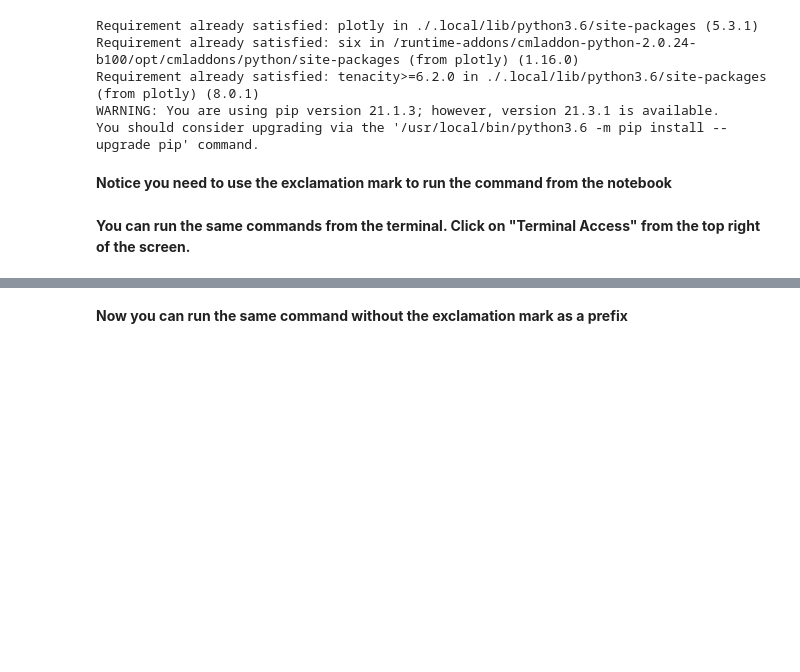
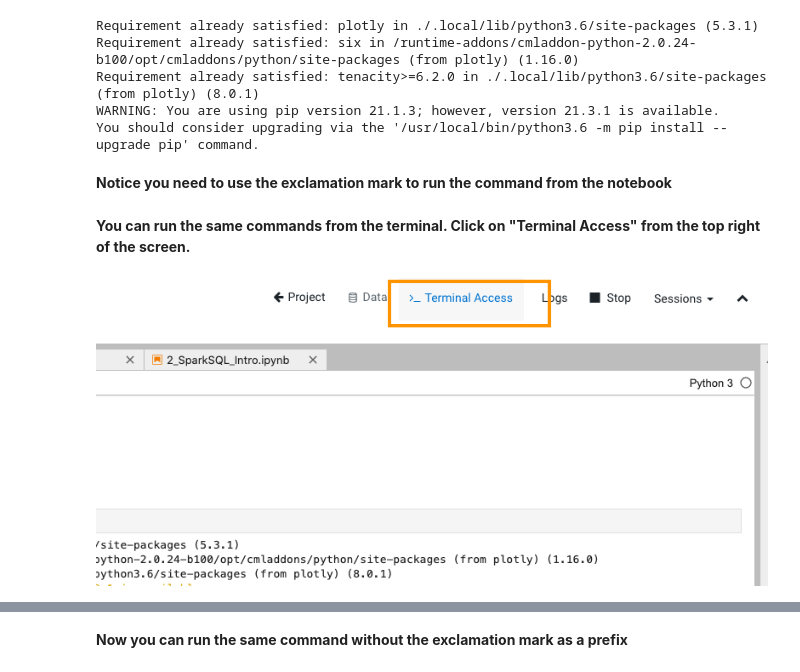
Before and after one commit to pdefusco/CML-Total-Beginner, a Jupyter notebook: 1_CML_Basics.ipynb, the cells around one changed output, grey strips where cells are left out. Cells and saved outputs as stored; diff of their text form; code cells hidden in the pictures; blank space fills up the shorter version.

Commit message:
testing image rendering

```diff
--- a/1_CML_Basics.ipynb
+++ b/1_CML_Basics.ipynb
@@ -16,6 +16,11 @@ You should consider upgrading via the '/usr/local/bin/python3.6 -m pip install -
 **Notice you need to use the exclamation mark to run the command from the notebook**
 # %% [markdown]
 **You can run the same commands from the terminal. Click on "Terminal Access" from the top right of the screen.**
+# %%
+from IPython.display import Image, display
+display(Image(filename='img/cml_terminal.png', embed=True))
+# %% [output]
+[figure, added]
 # %% [markdown]
 ![title](img/cml_terminal.png)
 # %% [markdown]
```
Also changed, not shown: 4 other files.
